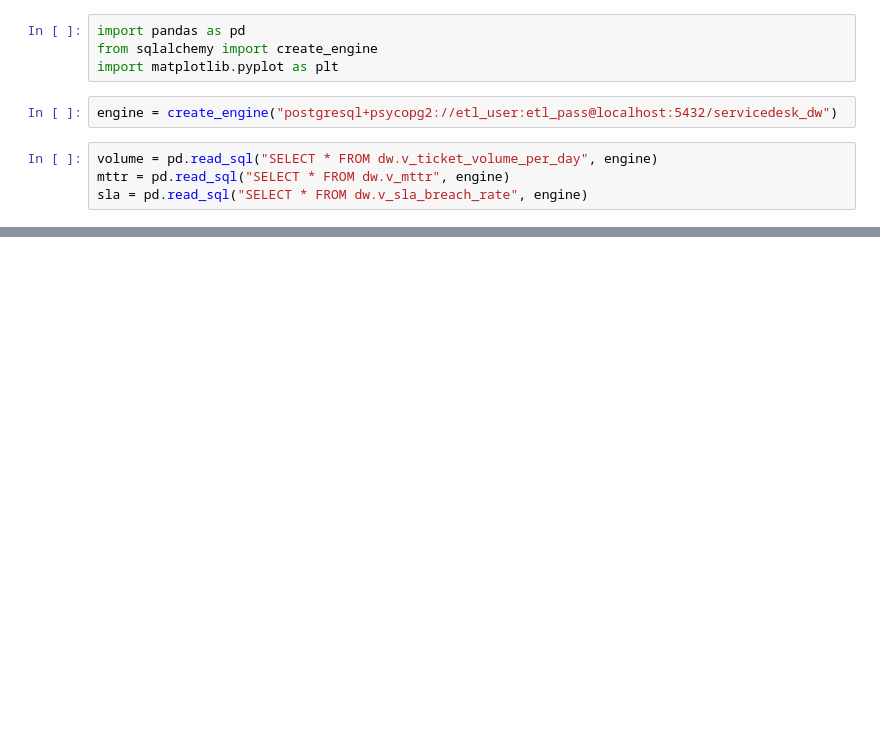
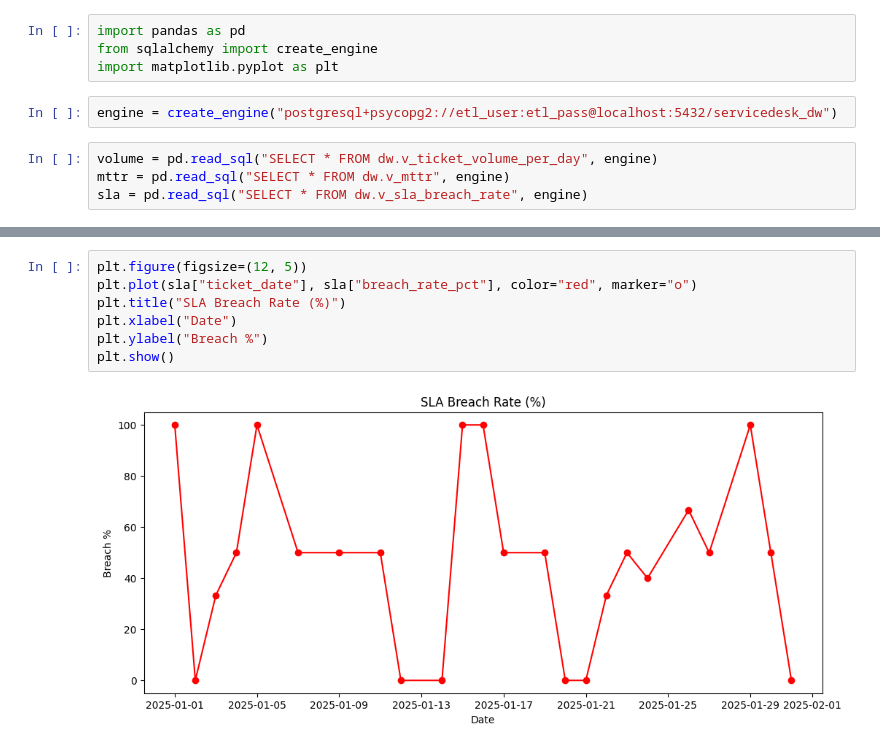
Before and after one commit to FadhlanAnfasal/service-desk-etl, a Jupyter notebook: notebook/analytics.ipynb, the cells around one changed output, grey strips where cells are left out. Saved outputs shown, nothing was run; the diff lists cells and outputs as text; blank space fills up the shorter version.

```diff
--- a/notebook/analytics.ipynb
+++ b/notebook/analytics.ipynb
@@ -29,0 +29,9 @@ KeyError: 'avg_resolution_hours'
+# %%
+plt.figure(figsize=(12, 5))
+plt.plot(sla["ticket_date"], sla["breach_rate_pct"], color="red", marker="o")
+plt.title("SLA Breach Rate (%)")
+plt.xlabel("Date")
+plt.ylabel("Breach %")
+plt.show()
+# %% [output]
+[figure, added]
```
Also changed, not shown: parts of 2 cells of this notebook, 9 other files.
